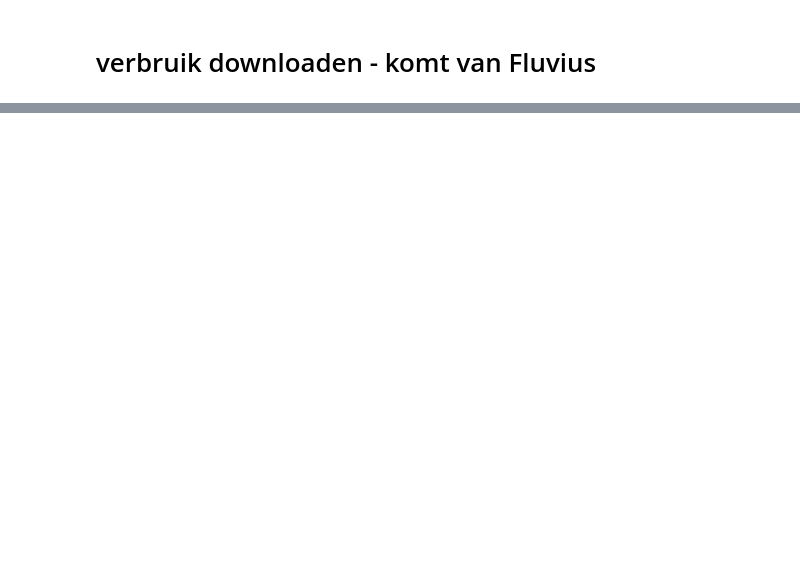
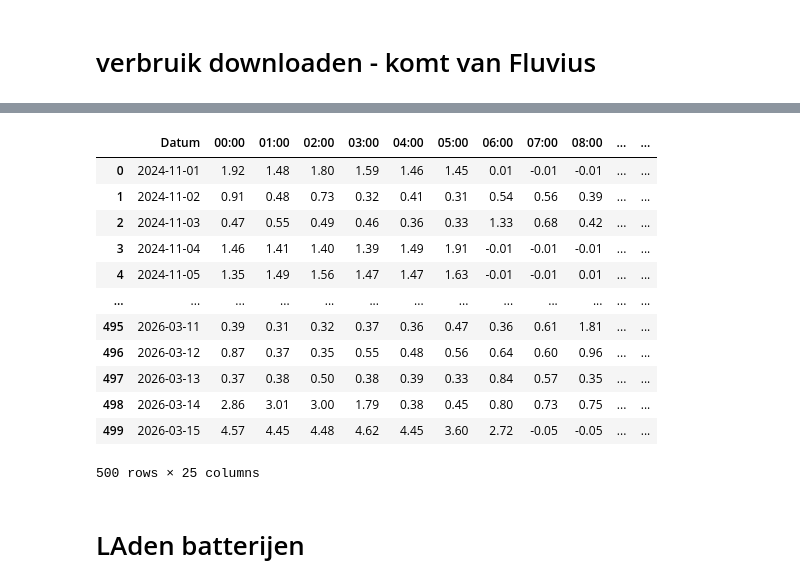
Before and after one commit to kurt253/EindwerkV01, a Jupyter notebook: GetData.ipynb, the cells around one changed output, grey strips where cells are left out. Cells and saved outputs as stored; diff of their text form; code cells hidden in the pictures; blank space fills up the shorter version.

```diff
--- a/GetData.ipynb
+++ b/GetData.ipynb
@@ -118,0 +210,35 @@ Volledige API response:
+# %%
+
+
+# directory waar bestanden worden opgeslagen
+output_dir = r"C:\Users\kurtm\Documents\V1Eindwerk\Source Data\SolarLogs"
+
+# zorg dat directory bestaat
+os.makedirs(output_dir, exist_ok=True)
+
+# start- en einddatum
+startdatum = date(2024, 11, 1)
+einddatum = date(2026, 3, 15)
+
+huidige_datum = startdatum
+
+while huidige_datum <= einddatum:
+    jaar = huidige_datum.year
+    maand = huidige_datum.month
+    dag = huidige_datum.day
+
+    # API functie aanroepen
+    data = get_solarlogs_metervalues_day(jaar, maand, dag)
+
+    # bestandsnaam maken
+    bestandsnaam = f"{jaar:04d}{maand:02d}{dag:02d} - solar.json"
+    filepath = os.path.join(output_dir, bestandsnaam)
+
+    # JSON opslaan
+    with open(filepath, "w", encoding="utf-8") as f:
+        json.dump(data, f, indent=4)
+
+    print(f"Opgeslagen: {filepath}")
+
+    # volgende dag
+    huidige_datum += timedelta(days=1)
@@ -118,0 +363,18 @@ Volledige API response:
+# %%
+df
+# %% [output]
+|  | Datum | 00:00 | 01:00 | 02:00 | 03:00 | 04:00 | 05:00 | 06:00 | 07:00 | 08:00 | ... | ... |
+| 0 | 2024-11-01 | 1.92 | 1.48 | 1.80 | 1.59 | 1.46 | 1.45 | 0.01 | -0.01 | -0.01 | ... | ... |
+| 1 | 2024-11-02 | 0.91 | 0.48 | 0.73 | 0.32 | 0.41 | 0.31 | 0.54 | 0.56 | 0.39 | ... | ... |
+| 2 | 2024-11-03 | 0.47 | 0.55 | 0.49 | 0.46 | 0.36 | 0.33 | 1.33 | 0.68 | 0.42 | ... | ... |
+| 3 | 2024-11-04 | 1.46 | 1.41 | 1.40 | 1.39 | 1.49 | 1.91 | -0.01 | -0.01 | -0.01 | ... | ... |
+| 4 | 2024-11-05 | 1.35 | 1.49 | 1.56 | 1.47 | 1.47 | 1.63 | -0.01 | -0.01 | 0.01 | ... | ... |
+| ... | ... | ... | ... | ... | ... | ... | ... | ... | ... | ... | ... | ... |
+| 495 | 2026-03-11 | 0.39 | 0.31 | 0.32 | 0.37 | 0.36 | 0.47 | 0.36 | 0.61 | 1.81 | ... | ... |
+| 496 | 2026-03-12 | 0.87 | 0.37 | 0.35 | 0.55 | 0.48 | 0.56 | 0.64 | 0.60 | 0.96 | ... | ... |
+| 497 | 2026-03-13 | 0.37 | 0.38 | 0.50 | 0.38 | 0.39 | 0.33 | 0.84 | 0.57 | 0.35 | ... | ... |
+| 498 | 2026-03-14 | 2.86 | 3.01 | 3.00 | 1.79 | 0.38 | 0.45 | 0.80 | 0.73 | 0.75 | ... | ... |
+| 499 | 2026-03-15 | 4.57 | 4.45 | 4.48 | 4.62 | 4.45 | 3.60 | 2.72 | -0.05 | -0.05 | ... | ... |
+500 rows × 25 columns
+# %% [markdown]
+# LAden batterijen
```
Also changed, not shown: parts of 12 cells of this notebook.
